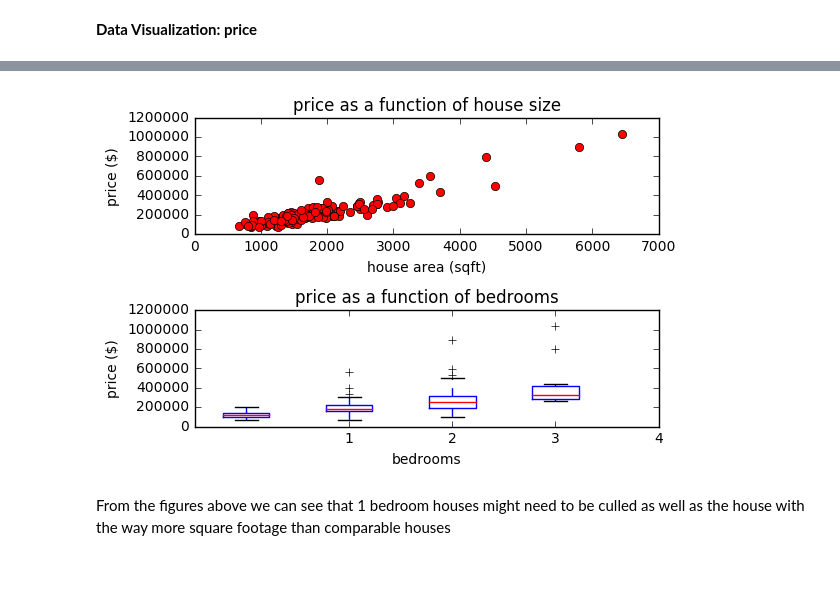
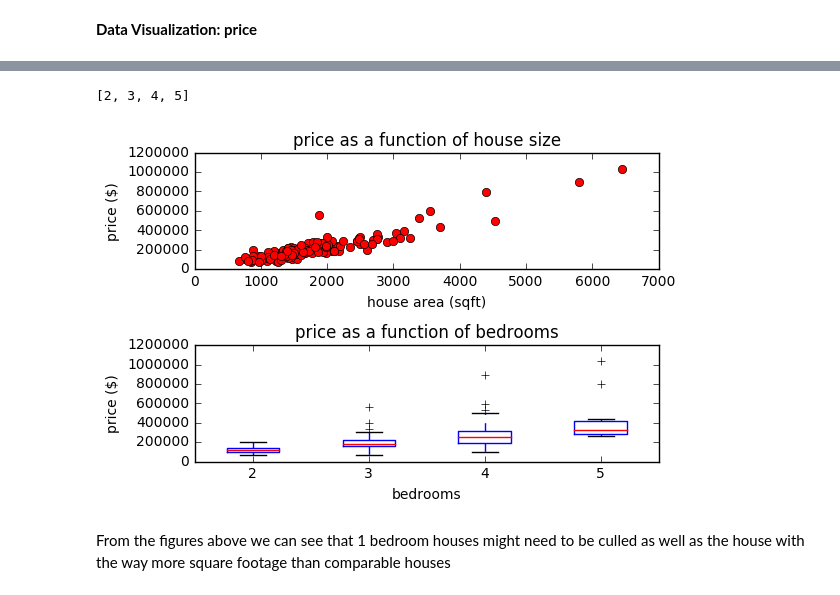
Before and after one commit to adampely/zillowHousingDataScrape, a Jupyter notebook: analysis_iPython_nb.ipynb, the cells around one changed output, grey strips where cells are left out. Saved outputs shown, nothing was run; the diff lists cells and outputs as text; code cells hidden in the pictures.

```diff
--- a/analysis_iPython_nb.ipynb
+++ b/analysis_iPython_nb.ipynb
@@ -69,22 +83,25 @@ for i in sorted(house_data.bedrooms.unique()):
     valList = numpy.array(list(house_data.zestimate[list(house_data.bedrooms == i)]))
     valList = valList[~numpy.isnan(valList)]
     sortedByBedrooms.append(valList)
+numBedrooms
+# %% [output]
+[2, 3, 4, 5]
 # %%
 plt.subplot(2,1,1)
 plt.plot(X['sqft'], house_price, 'ro')
 plt.xlabel('house area (sqft)')
 plt.ylabel('price ($)')
 plt.title('price as a function of house size')
 plt.subplot(2,1,2)
 plt.boxplot(sortedByBedrooms)
 plt.xlabel('bedrooms')
 plt.ylabel('price ($)')
 plt.title('price as a function of bedrooms')
-plt.xticks(numBedrooms)
+plt.xticks(range(1,max(numBedrooms)), numBedrooms)
 plt.tight_layout()
 plt.show()
 # %% [output]
-[figure, old version]
+[figure, new version]
 # %% [markdown]
 From the figures above we can see that 1 bedroom houses might need to be culled as well as the house with the way more square footage than comparable houses
 # %%
```
Also changed, not shown: parts of 47 cells of this notebook, 21 other files.
